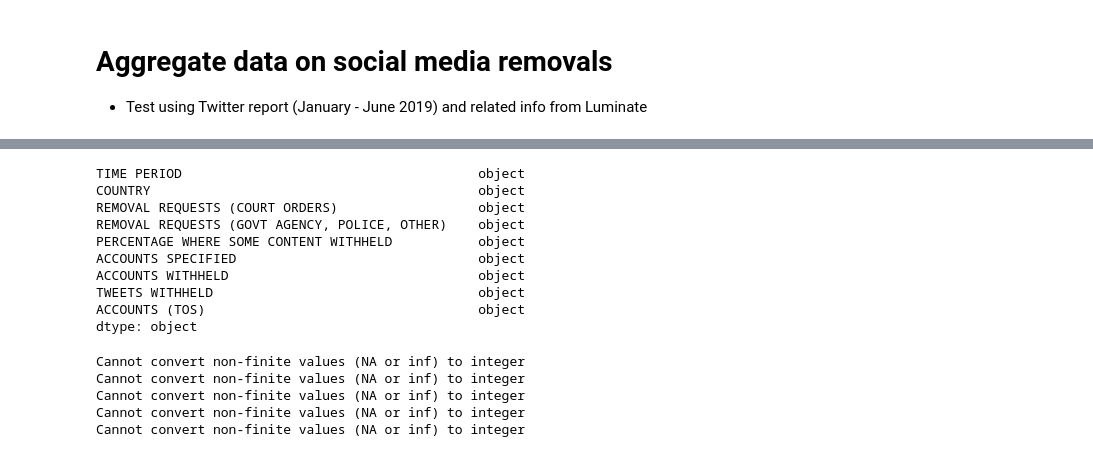
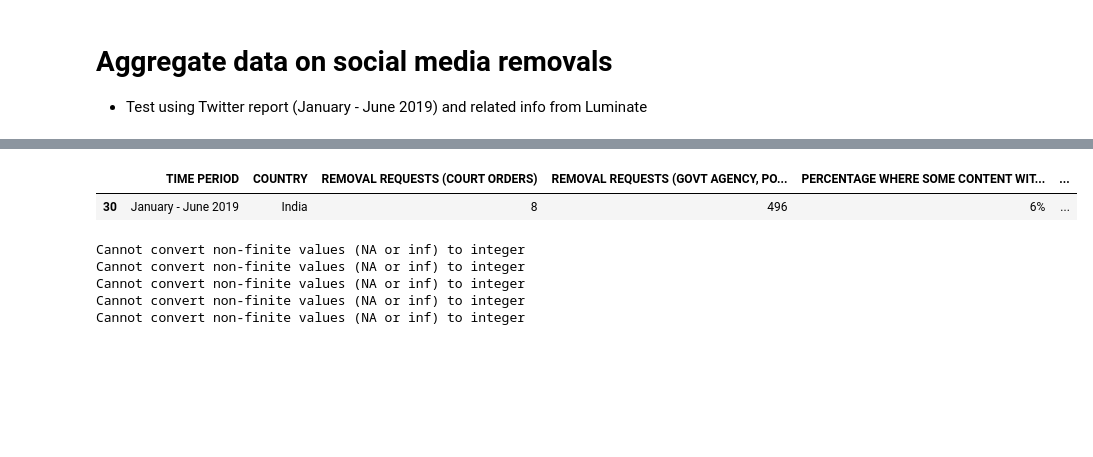
Before and after one commit to cmdelaserna/press-freedom, a Jupyter notebook: notebooks/twitter-removal-requests.ipynb, the cells around one changed output, grey strips where cells are left out. Saved outputs shown, nothing was run; the diff lists cells and outputs as text; code cells hidden in the pictures; blank space fills up the shorter version.

```diff
--- a/notebooks/twitter-removal-requests.ipynb
+++ b/notebooks/twitter-removal-requests.ipynb
@@ -26,13 +28,0 @@ twitter.query('COUNTRY == "Afghanistan"')
-# %%
-twitter.dtypes
-# %% [output]
-TIME PERIOD                                      object
-COUNTRY                                          object
-REMOVAL REQUESTS (COURT ORDERS)                  object
-REMOVAL REQUESTS (GOVT AGENCY, POLICE, OTHER)    object
-PERCENTAGE WHERE SOME CONTENT WITHHELD           object
-ACCOUNTS SPECIFIED                               object
-ACCOUNTS WITHHELD                                object
-TWEETS WITHHELD                                  object
-ACCOUNTS (TOS)                                   object
-dtype: object
@@ -39,3 +31,9 @@ dtype: object
+# %%
+twitter['ACCOUNTS SPECIFIED'] = twitter['ACCOUNTS SPECIFIED'].str.replace(',', '')
+twitter.query('COUNTRY == "India"')
+# %% [output]
+|  | TIME PERIOD | COUNTRY | REMOVAL REQUESTS (COURT ORDERS) | REMOVAL REQUESTS (GOVT AGENCY, PO... | PERCENTAGE WHERE SOME CONTENT WIT... | ... |
+| 30 | January - June 2019 | India | 8 | 496 | 6% | ... |
 # %%
 # Function to convert columns to int32
 def data_types(dataframe, cols = [], to_type = ''):
```
Also changed, not shown: parts of 12 cells of this notebook.
